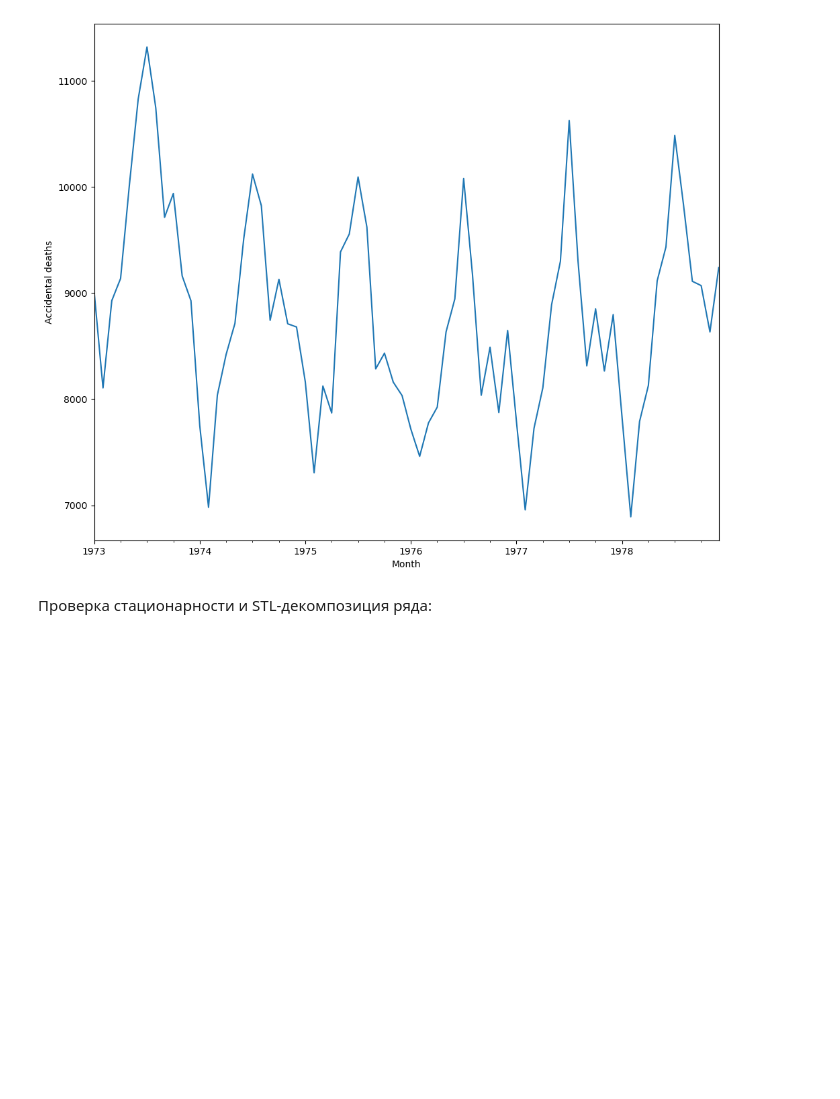
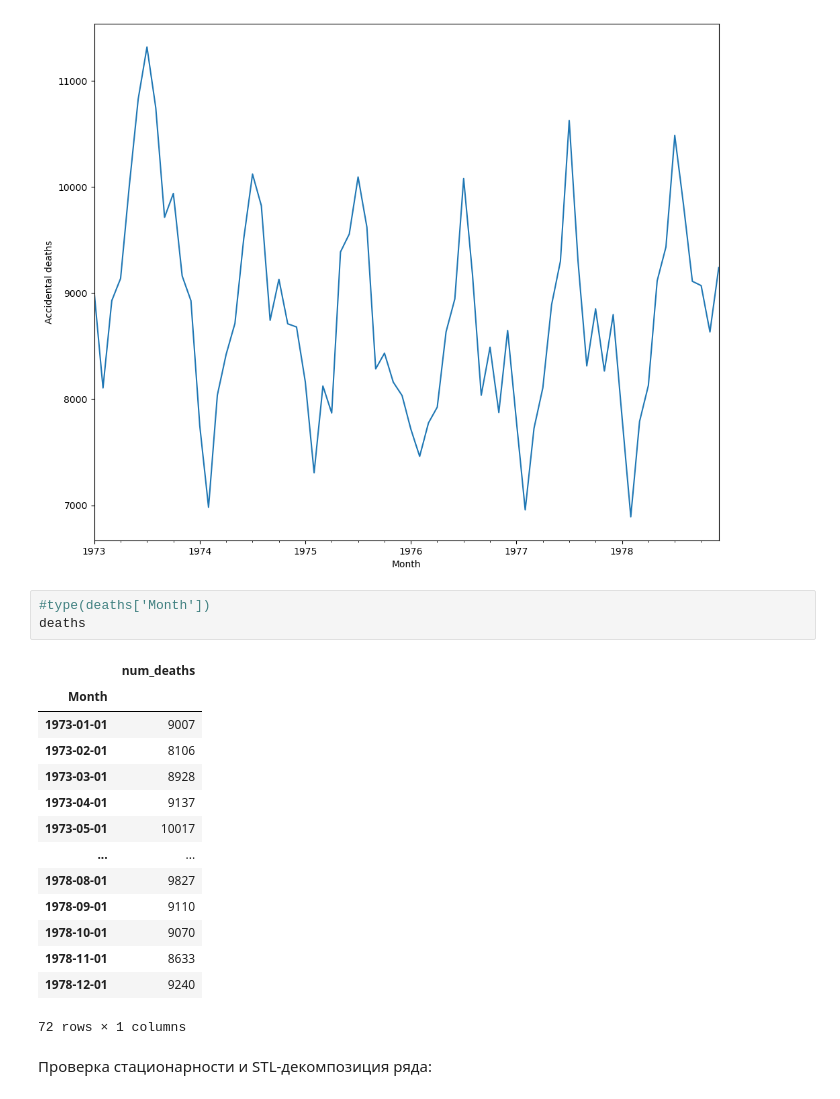
Before and after one commit to egorgrinevich/TMS_projects, a Jupyter notebook: Lesson_38/Lesson 38-2.ipynb, the cells around one changed output. Saved outputs shown, nothing was run; the diff lists cells and outputs as text; blank space fills up the shorter version.

```diff
--- a/Lesson_38/Lesson 38-2.ipynb
+++ b/Lesson_38/Lesson 38-2.ipynb
@@ -29,6 +29,24 @@ deaths['num_deaths'].plot()
 plt.ylabel('Accidental deaths');
 # %% [output]
 [figure]
+# %%
+#type(deaths['Month'])
+deaths
+# %% [output]
+|  | num_deaths |
+| Month |  |
+| 1973-01-01 | 9007 |
+| 1973-02-01 | 8106 |
+| 1973-03-01 | 8928 |
+| 1973-04-01 | 9137 |
+| 1973-05-01 | 10017 |
+| ... | ... |
+| 1978-08-01 | 9827 |
+| 1978-09-01 | 9110 |
+| 1978-10-01 | 9070 |
+| 1978-11-01 | 8633 |
+| 1978-12-01 | 9240 |
+72 rows × 1 columns
 # %% [markdown]
 Проверка стационарности и STL-декомпозиция ряда:
 # %%
```
Also changed, not shown: parts of 1 cell of this notebook, 5 other files.
